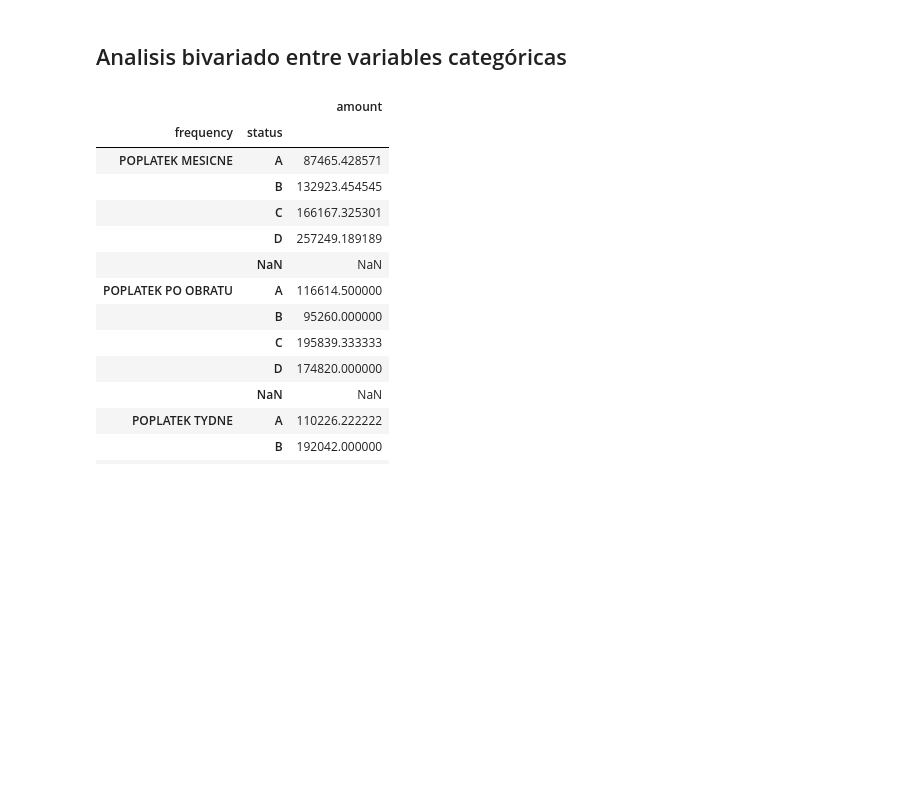
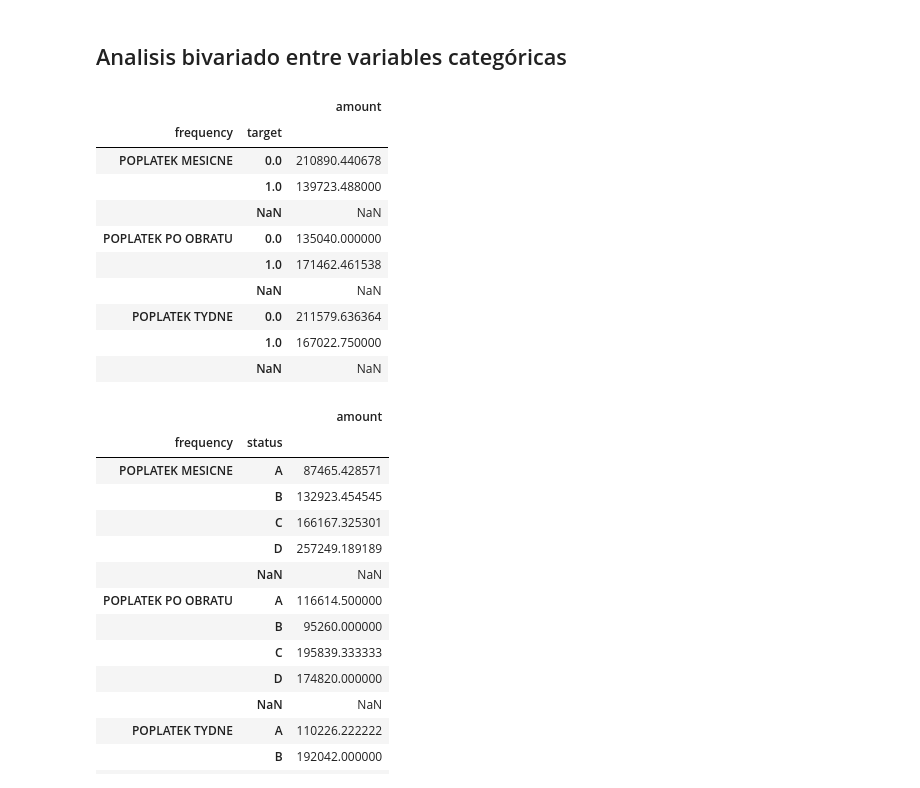
Before and after one commit to romanlopezroger-web/PRACTICA_1-MODULO-3, a Jupyter notebook: AED2_BERKA.ipynb, the cells around one changed output. Cells and saved outputs as stored; diff of their text form; code cells hidden in the pictures; blank space fills up the shorter version.

```diff
--- a/AED2_BERKA.ipynb
+++ b/AED2_BERKA.ipynb
@@ -166,6 +166,20 @@ df_berka.groupby(['target']).agg({'amount':'mean', 'payments':'mean'}).sort_valu
 | 1.0 | 144689.089109 | 4047.607261 |
 # %% [markdown]
 ## Analisis bivariado entre variables categóricas
+# %%
+df_berka.groupby(['frequency','target'], dropna=False).agg({'amount':'mean'})
+# %% [output]
+|  |  | amount |
+| frequency | target |  |
+| POPLATEK MESICNE | 0.0 | 210890.440678 |
+|  | 1.0 | 139723.488000 |
+|  | NaN | NaN |
+| POPLATEK PO OBRATU | 0.0 | 135040.000000 |
+|  | 1.0 | 171462.461538 |
+|  | NaN | NaN |
+| POPLATEK TYDNE | 0.0 | 211579.636364 |
+|  | 1.0 | 167022.750000 |
+|  | NaN | NaN |
 # %%
 df_berka.groupby(['frequency','status'], dropna=False).agg({'amount':'mean'})
 # %% [output]
```
